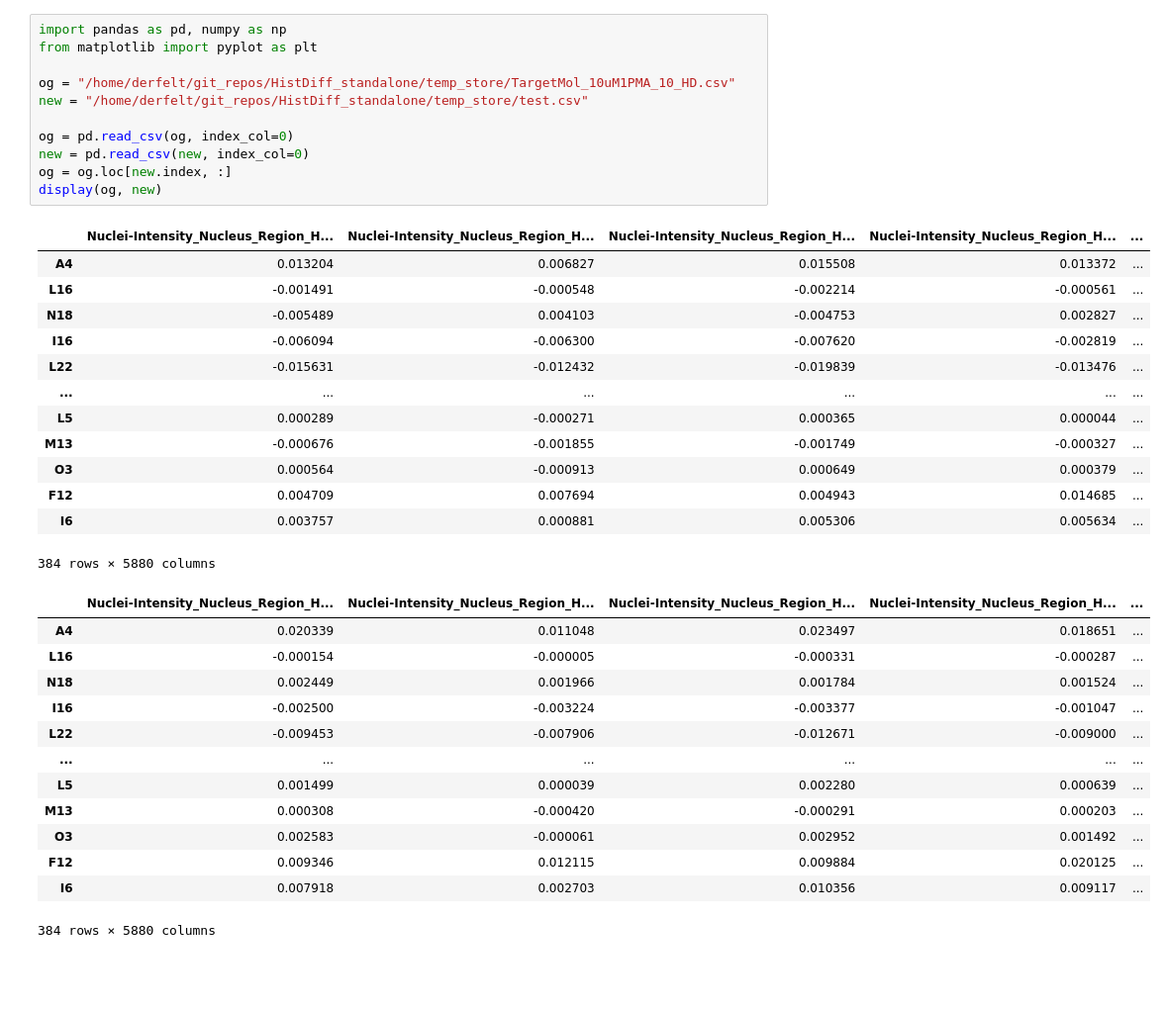
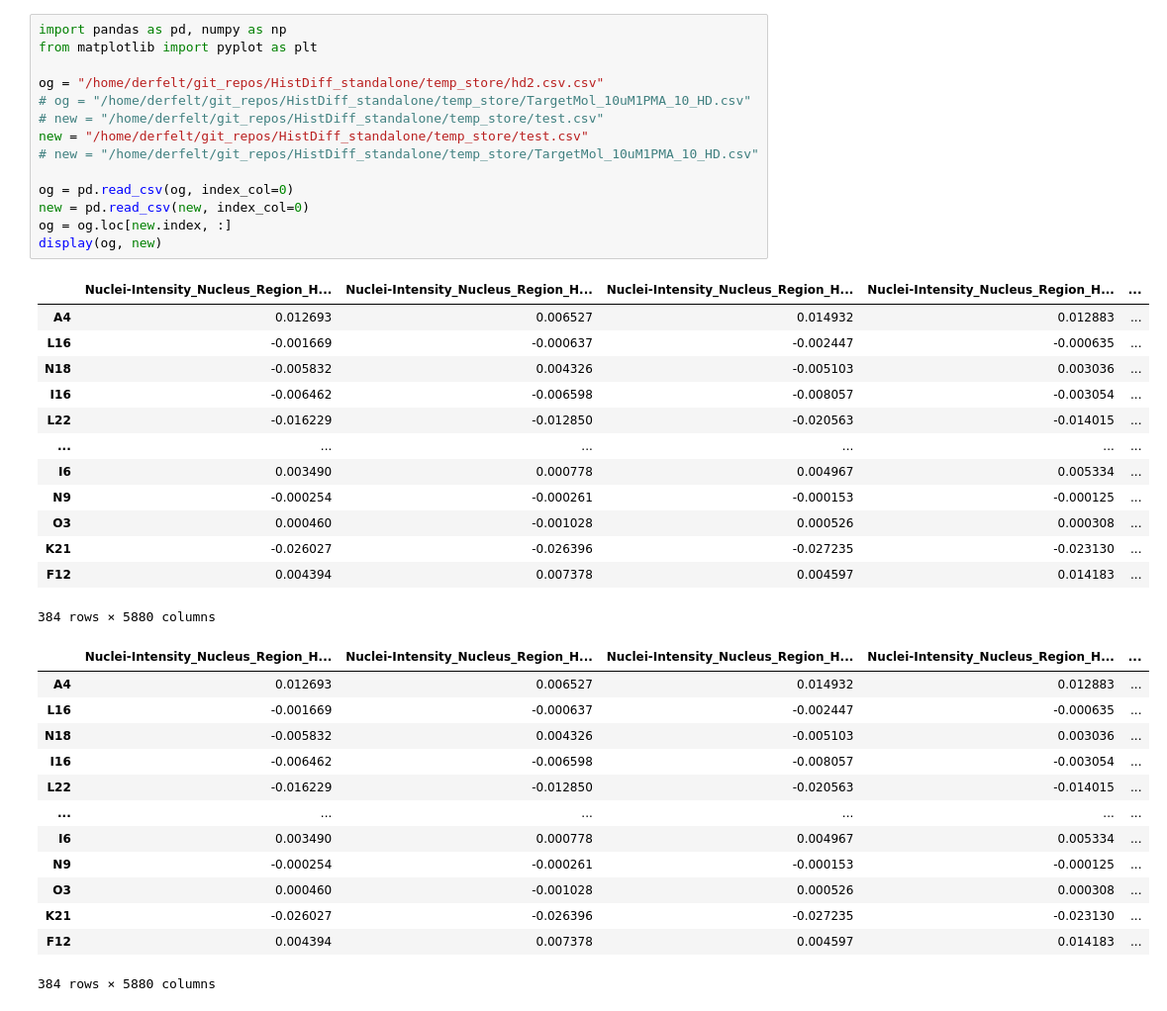
Before and after one commit to LokeyLab/HistDiff_standalone, a Jupyter notebook: validation.ipynb, the cells around one changed output. Shown: that part at 99% size. Drawn from its saved outputs; the diff is of its cells as text; blank space fills up the shorter version.

```diff
--- a/validation.ipynb
+++ b/validation.ipynb
@@ -1,40 +1,43 @@
 # %%
 import pandas as pd, numpy as np
 from matplotlib import pyplot as plt
 
-og = "/home/derfelt/git_repos/HistDiff_standalone/temp_store/TargetMol_10uM1PMA_10_HD.csv"
+og = "/home/derfelt/git_repos/HistDiff_standalone/temp_store/hd2.csv.csv"
+# og = "/home/derfelt/git_repos/HistDiff_standalone/temp_store/TargetMol_10uM1PMA_10_HD.csv"
+# new = "/home/derfelt/git_repos/HistDiff_standalone/temp_store/test.csv"
 new = "/home/derfelt/git_repos/HistDiff_standalone/temp_store/test.csv"
+# new = "/home/derfelt/git_repos/HistDiff_standalone/temp_store/TargetMol_10uM1PMA_10_HD.csv"
 
 og = pd.read_csv(og, index_col=0)
 new = pd.read_csv(new, index_col=0)
 og = og.loc[new.index, :]
 display(og, new)
 # %% [output]
 |  | Nuclei-Intensity_Nucleus_Region_H... | Nuclei-Intensity_Nucleus_Region_H... | Nuclei-Intensity_Nucleus_Region_H... | Nuclei-Intensity_Nucleus_Region_H... | ... |
-| A4 | 0.013204 | 0.006827 | 0.015508 | 0.013372 | ... |
-| L16 | -0.001491 | -0.000548 | -0.002214 | -0.000561 | ... |
-| N18 | -0.005489 | 0.004103 | -0.004753 | 0.002827 | ... |
-| I16 | -0.006094 | -0.006300 | -0.007620 | -0.002819 | ... |
-| L22 | -0.015631 | -0.012432 | -0.019839 | -0.013476 | ... |
+| A4 | 0.012693 | 0.006527 | 0.014932 | 0.012883 | ... |
+| L16 | -0.001669 | -0.000637 | -0.002447 | -0.000635 | ... |
+| N18 | -0.005832 | 0.004326 | -0.005103 | 0.003036 | ... |
+| I16 | -0.006462 | -0.006598 | -0.008057 | -0.003054 | ... |
+| L22 | -0.016229 | -0.012850 | -0.020563 | -0.014015 | ... |
 | ... | ... | ... | ... | ... | ... |
-| L5 | 0.000289 | -0.000271 | 0.000365 | 0.000044 | ... |
-| M13 | -0.000676 | -0.001855 | -0.001749 | -0.000327 | ... |
-| O3 | 0.000564 | -0.000913 | 0.000649 | 0.000379 | ... |
-| F12 | 0.004709 | 0.007694 | 0.004943 | 0.014685 | ... |
-| I6 | 0.003757 | 0.000881 | 0.005306 | 0.005634 | ... |
+| I6 | 0.003490 | 0.000778 | 0.004967 | 0.005334 | ... |
+| N9 | -0.000254 | -0.000261 | -0.000153 | -0.000125 | ... |
+| O3 | 0.000460 | -0.001028 | 0.000526 | 0.000308 | ... |
+| K21 | -0.026027 | -0.026396 | -0.027235 | -0.023130 | ... |
+| F12 | 0.004394 | 0.007378 | 0.004597 | 0.014183 | ... |
 384 rows × 5880 columns
 |  | Nuclei-Intensity_Nucleus_Region_H... | Nuclei-Intensity_Nucleus_Region_H... | Nuclei-Intensity_Nucleus_Region_H... | Nuclei-Intensity_Nucleus_Region_H... | ... |
-| A4 | 0.020339 | 0.011048 | 0.023497 | 0.018651 | ... |
-| L16 | -0.000154 | -0.000005 | -0.000331 | -0.000287 | ... |
-| N18 | 0.002449 | 0.001966 | 0.001784 | 0.001524 | ... |
-| I16 | -0.002500 | -0.003224 | -0.003377 | -0.001047 | ... |
-| L22 | -0.009453 | -0.007906 | -0.012671 | -0.009000 | ... |
+| A4 | 0.012693 | 0.006527 | 0.014932 | 0.012883 | ... |
+| L16 | -0.001669 | -0.000637 | -0.002447 | -0.000635 | ... |
+| N18 | -0.005832 | 0.004326 | -0.005103 | 0.003036 | ... |
+| I16 | -0.006462 | -0.006598 | -0.008057 | -0.003054 | ... |
+| L22 | -0.016229 | -0.012850 | -0.020563 | -0.014015 | ... |
 | ... | ... | ... | ... | ... | ... |
-| L5 | 0.001499 | 0.000039 | 0.002280 | 0.000639 | ... |
-| M13 | 0.000308 | -0.000420 | -0.000291 | 0.000203 | ... |
-| O3 | 0.002583 | -0.000061 | 0.002952 | 0.001492 | ... |
-| F12 | 0.009346 | 0.012115 | 0.009884 | 0.020125 | ... |
-| I6 | 0.007918 | 0.002703 | 0.010356 | 0.009117 | ... |
+| I6 | 0.003490 | 0.000778 | 0.004967 | 0.005334 | ... |
+| N9 | -0.000254 | -0.000261 | -0.000153 | -0.000125 | ... |
+| O3 | 0.000460 | -0.001028 | 0.000526 | 0.000308 | ... |
+| K21 | -0.026027 | -0.026396 | -0.027235 | -0.023130 | ... |
+| F12 | 0.004394 | 0.007378 | 0.004597 | 0.014183 | ... |
 384 rows × 5880 columns
 # %%
 corr_mat = new.corrwith(og, axis=1)
```
Also changed, not shown: parts of 1 cell of this notebook, 3 other files.
